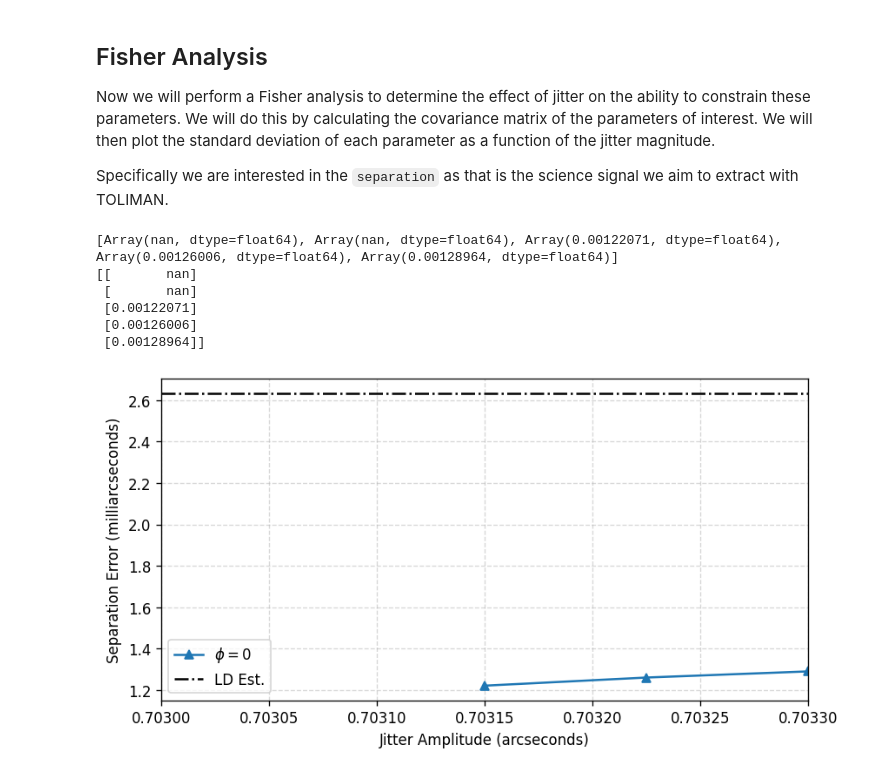
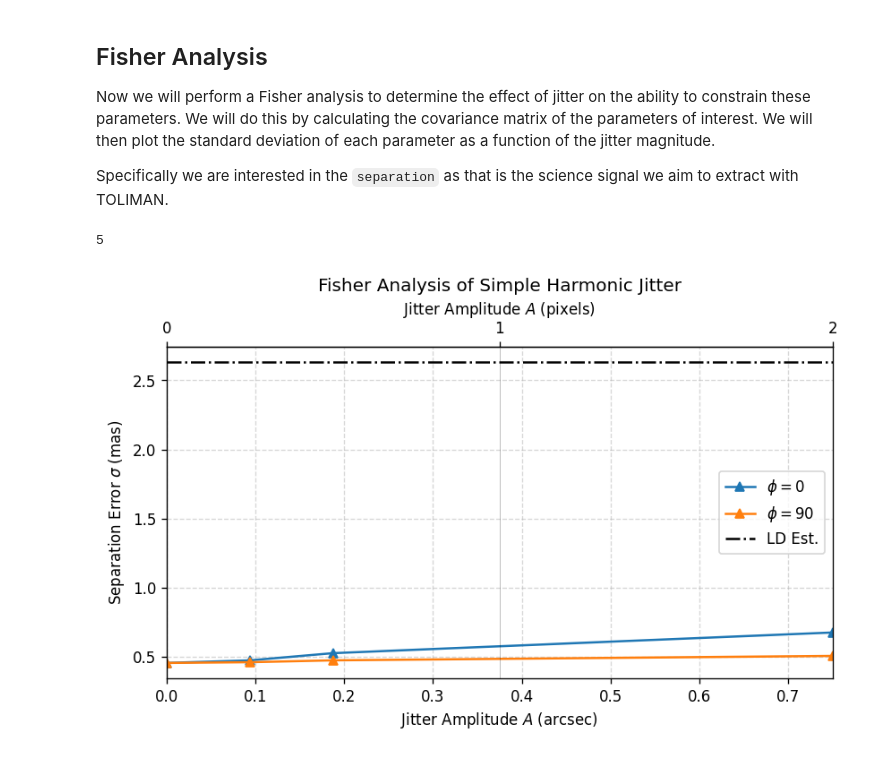
Before and after one commit to maxecharles/toliman-phd, a Jupyter notebook: notebooks/shm_jitter_fisher.ipynb, the cells around one changed output. Drawn from its saved outputs; the diff is of its cells as text; code cells hidden in the pictures.

```diff
--- a/notebooks/shm_jitter_fisher.ipynb
+++ b/notebooks/shm_jitter_fisher.ipynb
@@ -31,10 +31,10 @@ jax.config.update("jax_enable_x64", True)
 ## Building Model
 Here we build our dLux forwards model with parametric jitter. We will model the jitter as a simple harmonic oscillation
 # %%
-oversample = 4
+oversample = 8
 det_pscale = 0.375
 det_npixels = 128
-kernel_size = 15
+kernel_size = 17
 
 jitter_params = {"A": 0.1, "phi": 0}  # these will vary
 radial_orders = [1, 2]
@@ -128,35 +142,33 @@ def FIM(
 # Marginal params
 params = [
     'separation',
-    # 'position_angle',
+    'position_angle',
     # 'x_position',
     # 'y_position',
     # 'log_flux',
     # 'contrast',
     # 'wavelengths',
-    'psf_pixel_scale',
+    # 'psf_pixel_scale',
     # 'Jitter.A',
     # 'Jitter.phi',
     # 'aperture.coefficients',
 ]
 
-# We can use the shape_dict to force the shape of the perturbing parameter to be a scalar,
-# resulting in the model constraining the mean value of the wavelengths array.
-shape_dict = {'wavelengths': 1}
-
 # Define our likelihood function and bind it to our covariance function
 # We use poissonian here because we are assuming photon noise is our dominant noise source
-# calc_cov = lambda model, parameters: -np.linalg.inv(FIM(model, parameters, zdx.poiss_loglike, model.model(), shape_dict=shape_dict))
-calc_cov = lambda model, parameters: zdx.self_covariance_matrix(model, parameters, zdx.poiss_loglike, shape_dict=shape_dict)
+# calc_cov = lambda model, parameters: -np.linalg.inv(FIM(model, parameters, zdx.poiss_loglike, model.model(), shape_dict={'wavelengths': 1}))
+calc_cov = lambda model, parameters: zdx.self_covariance_matrix(model, parameters, zdx.poiss_loglike, shape_dict={'wavelengths': 1})
 cov_fn = calc_cov
 
 # Compile
 cov_fn(telescope, params);
 
-# Jitter parameters
-As = np.linspace(0.7030, 0.7033, 5)  # oversample = 4
-# As = np.linspace(0.675, 0.685, 10)  # oversample = 8
-phis = np.array([0])
+# Jitter parameters)
+As = np.concatenate((
+    np.linspace(1e-6, 0.5*det_pscale, 2, endpoint=False),
+    np.linspace(0.5*det_pscale, 2*det_pscale, 2)),
+    )
+phis = np.linspace(0., 90., 2)
 
 seps = []
 
@@ -172,32 +184,34 @@ for A_idx, A in tqdm(enumerate(As), total=len(As)):
 
         seps.append(sep)
 
-print(seps)
-
 seps = np.array(seps).reshape(len(As), len(phis))
-
-print(seps)
-# %% [output]
-[Array(nan, dtype=float64), Array(nan, dtype=float64), Array(0.00122071, dtype=float64), Array(0.00126006, dtype=float64), Array(0.00128964, dtype=float64)]
-[[       nan]
- [       nan]
- [0.00122071]
- [0.00126006]
- [0.00128964]]
 # %%
+print(
+    telescope.set("detector.Jitter.A", As.max()).detector.Jitter.optimal_kernel_size(det_pscale),
+)
+
 fig, ax = plt.subplots(figsize=(8, 4))
 for sep, phi in zip(seps.T, phis):
     ax.plot(As, 1000 * sep, label=f"$\phi={phi:.0f}$", marker='^')
 ax.axhline(2.6337281, linestyle='-.', c='k', label='LD Est.')
 
 ax.set(
-    xlabel='Jitter Amplitude (arcseconds)',
-    ylabel='Separation Error (milliarcseconds)',
-    # xlim=(0, None),
-    xlim=(As.min(), As.max())
+    xlabel='Jitter Amplitude $A$ (arcsec)',
+    ylabel='Separation Error $\sigma$ (mas)',
+    xlim=(0, As.max()),
+    title="Fisher Analysis of Simple Harmonic Jitter"
 )
 ax.legend()
 ax.grid(True, alpha=0.5, linestyle='--')
+
+# Add secondary x-axis scale showing units of pixels
+ax2 = ax.secondary_xaxis('top', functions=(lambda x: x/det_pscale, lambda x: x*det_pscale))
+ax2.set(
+    xlabel='Jitter Amplitude $A$ (pixels)',
+    xticks=[0, 1, 2]
+    )
+ax.axvline(x=det_pscale, linestyle='-', color='k', alpha=0.3, linewidth=0.5)
 plt.show()
 # %% [output]
+5
-[figure, old version]
+[figure, new version]
```
Also changed, not shown: parts of 2 cells of this notebook, 2 other files.
